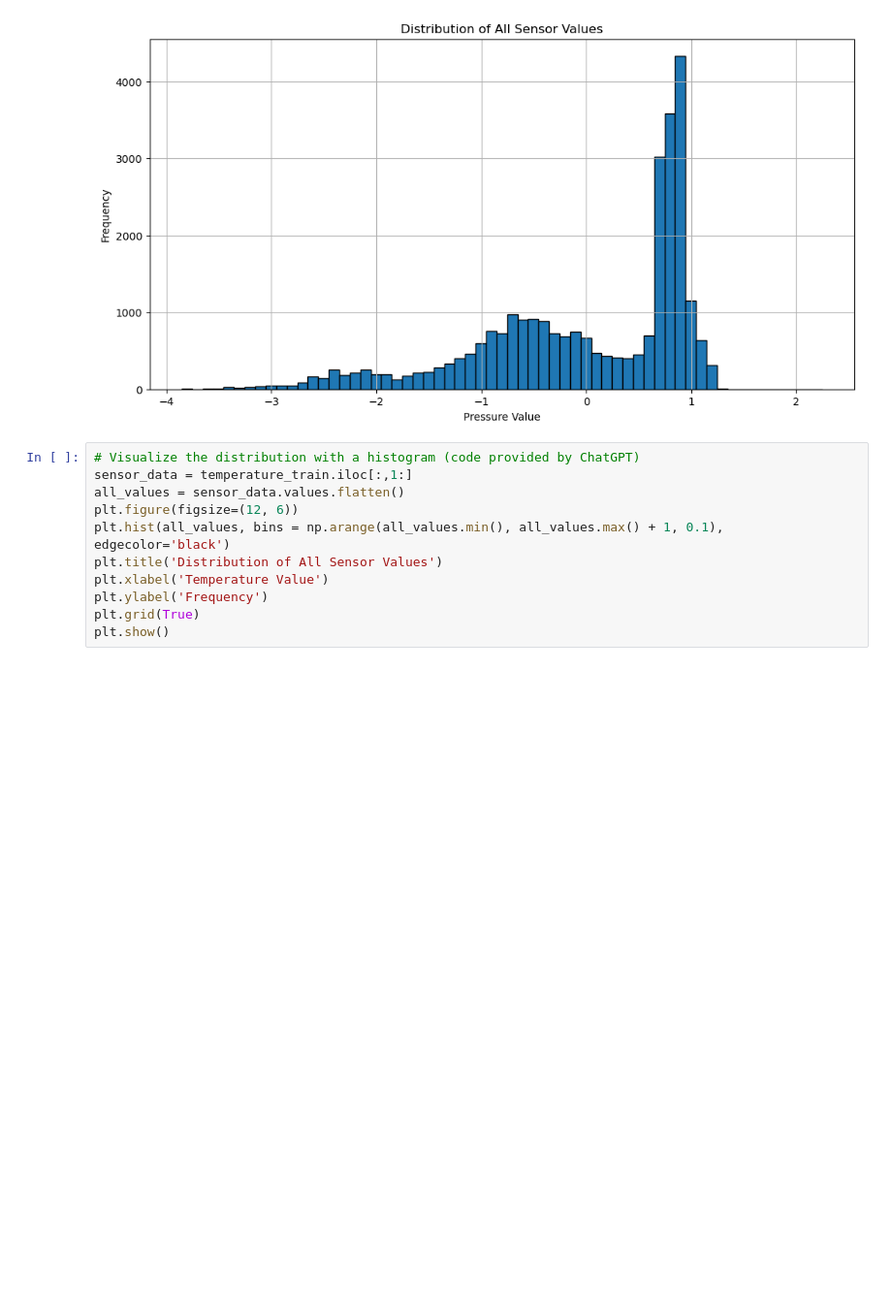
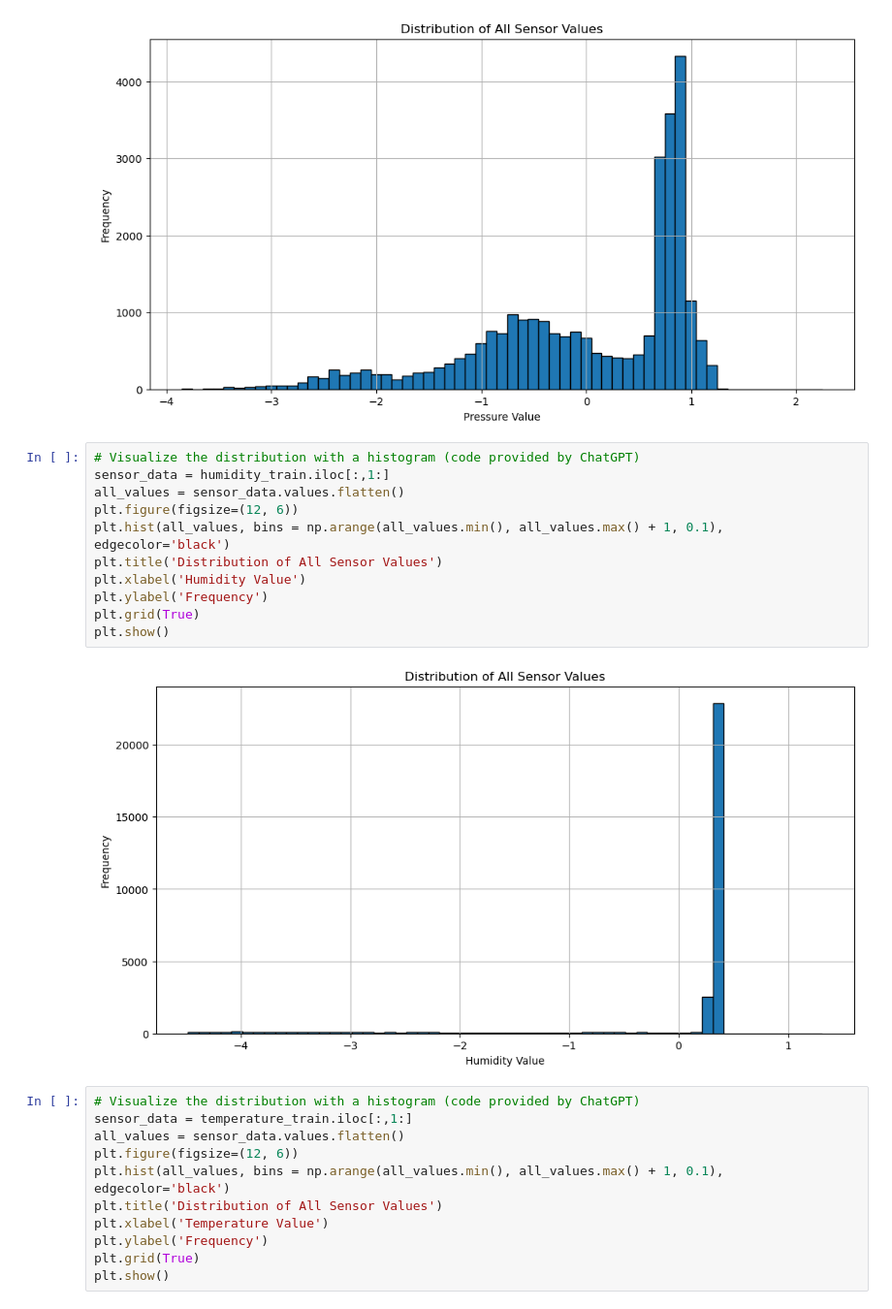
Before and after one commit to Deimos-1/ML-project, a Jupyter notebook: logs_deimos.ipynb, the cells around one changed output. Shown at 97% size. Saved outputs shown, nothing was run; the diff lists cells and outputs as text; blank space fills up the shorter version.

```diff
--- a/logs_deimos.ipynb
+++ b/logs_deimos.ipynb
@@ -460,6 +514,19 @@ plt.grid(True)
 plt.show()
 # %% [output]
 [figure]
+# %%
+# Visualize the distribution with a histogram (code provided by ChatGPT)
+sensor_data = humidity_train.iloc[:,1:]
+all_values = sensor_data.values.flatten()
+plt.figure(figsize=(12, 6))
+plt.hist(all_values, bins = np.arange(all_values.min(), all_values.max() + 1, 0.1), edgecolor='black')
+plt.title('Distribution of All Sensor Values')
+plt.xlabel('Humidity Value')
+plt.ylabel('Frequency')
+plt.grid(True)
+plt.show()
+# %% [output]
+[figure, added]
 # %%
 # Visualize the distribution with a histogram (code provided by ChatGPT)
 sensor_data = temperature_train.iloc[:,1:]
```
Also changed, not shown: parts of 10 cells of this notebook, 1 other file.
